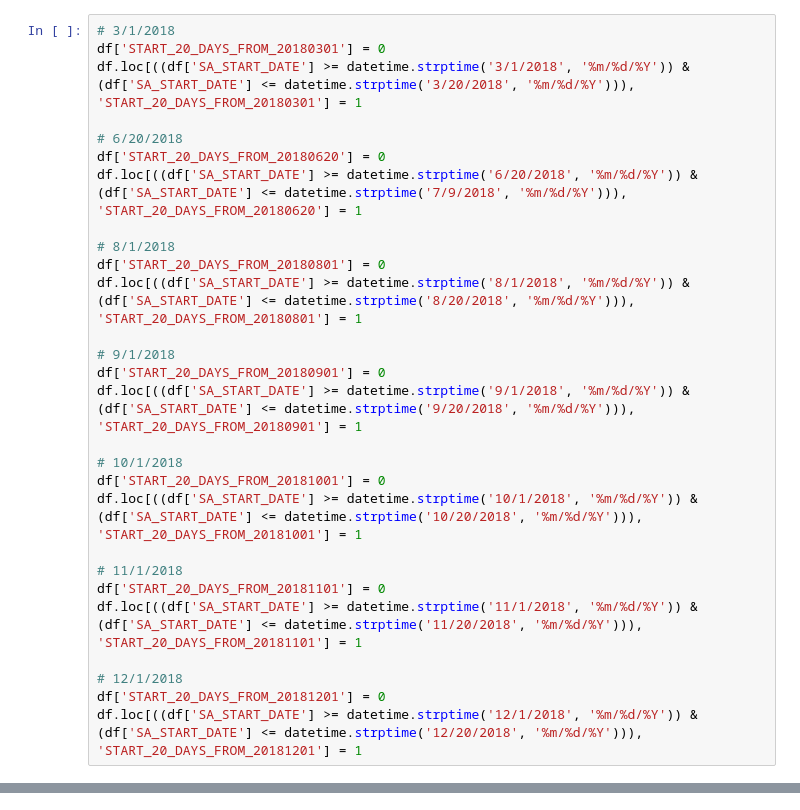
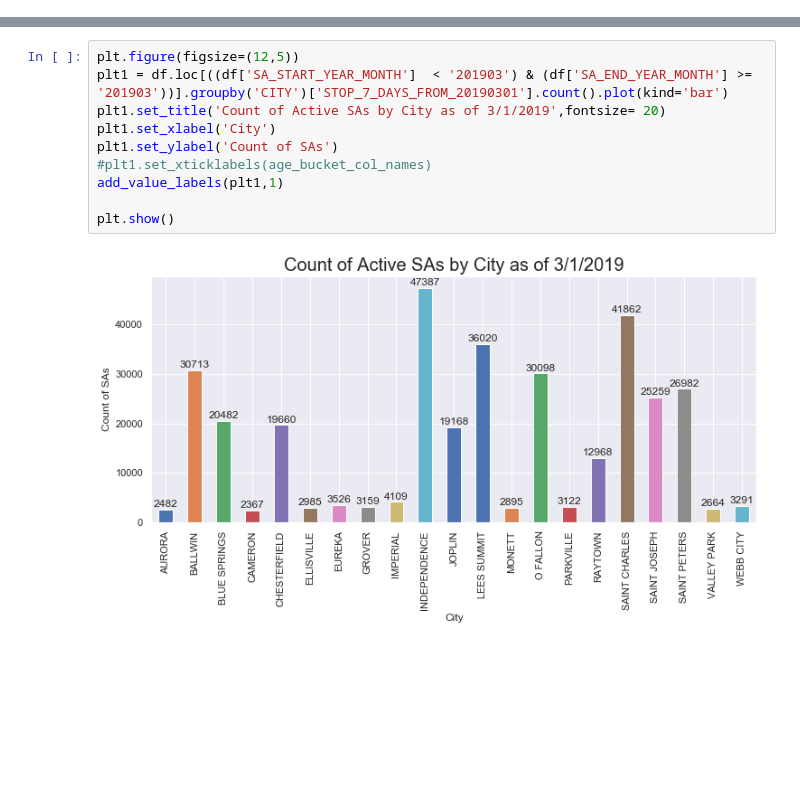
Before and after one commit to brocknosbisch/Springboard_Capstone_2, a Jupyter notebook: Chapter_2_Capstone_2_Data_Story.ipynb, the cells around one changed output, grey strips where cells are left out. Saved outputs shown, nothing was run; the diff lists cells and outputs as text; blank space fills up the shorter version.

```diff
--- a/Chapter_2_Capstone_2_Data_Story.ipynb
+++ b/Chapter_2_Capstone_2_Data_Story.ipynb
@@ -111,28 +158,0 @@ Using these date ranges:
-# %%
-# 3/1/2018
-df['START_20_DAYS_FROM_20180301'] = 0
-df.loc[((df['SA_START_DATE'] >= datetime.strptime('3/1/2018', '%m/%d/%Y')) & (df['SA_START_DATE'] <= datetime.strptime('3/20/2018', '%m/%d/%Y'))), 'START_20_DAYS_FROM_20180301'] = 1
-
-# 6/20/2018
-df['START_20_DAYS_FROM_20180620'] = 0
-df.loc[((df['SA_START_DATE'] >= datetime.strptime('6/20/2018', '%m/%d/%Y')) & (df['SA_START_DATE'] <= datetime.strptime('7/9/2018', '%m/%d/%Y'))), 'START_20_DAYS_FROM_20180620'] = 1
-
-# 8/1/2018
-df['START_20_DAYS_FROM_20180801'] = 0
-df.loc[((df['SA_START_DATE'] >= datetime.strptime('8/1/2018', '%m/%d/%Y')) & (df['SA_START_DATE'] <= datetime.strptime('8/20/2018', '%m/%d/%Y'))), 'START_20_DAYS_FROM_20180801'] = 1
-
-# 9/1/2018
-df['START_20_DAYS_FROM_20180901'] = 0
-df.loc[((df['SA_START_DATE'] >= datetime.strptime('9/1/2018', '%m/%d/%Y')) & (df['SA_START_DATE'] <= datetime.strptime('9/20/2018', '%m/%d/%Y'))), 'START_20_DAYS_FROM_20180901'] = 1
-
-# 10/1/2018
-df['START_20_DAYS_FROM_20181001'] = 0
-df.loc[((df['SA_START_DATE'] >= datetime.strptime('10/1/2018', '%m/%d/%Y')) & (df['SA_START_DATE'] <= datetime.strptime('10/20/2018', '%m/%d/%Y'))), 'START_20_DAYS_FROM_20181001'] = 1
-
-# 11/1/2018
-df['START_20_DAYS_FROM_20181101'] = 0
-df.loc[((df['SA_START_DATE'] >= datetime.strptime('11/1/2018', '%m/%d/%Y')) & (df['SA_START_DATE'] <= datetime.strptime('11/20/2018', '%m/%d/%Y'))), 'START_20_DAYS_FROM_20181101'] = 1
-
-# 12/1/2018
-df['START_20_DAYS_FROM_20181201'] = 0
-df.loc[((df['SA_START_DATE'] >= datetime.strptime('12/1/2018', '%m/%d/%Y')) & (df['SA_START_DATE'] <= datetime.strptime('12/20/2018', '%m/%d/%Y'))), 'START_20_DAYS_FROM_20181201'] = 1
@@ -173,0 +229,12 @@ Name: PERSON_DAYS_INACTIVE_BEFORE, dtype: float64
+# %%
+plt.figure(figsize=(12,5))
+plt1 = df.loc[((df['SA_START_YEAR_MONTH']  < '201903') & (df['SA_END_YEAR_MONTH'] >= '201903'))].groupby('CITY')['STOP_7_DAYS_FROM_20190301'].count().plot(kind='bar')
+plt1.set_title('Count of Active SAs by City as of 3/1/2019',fontsize= 20)
+plt1.set_xlabel('City')
+plt1.set_ylabel('Count of SAs')
+#plt1.set_xticklabels(age_bucket_col_names)
+add_value_labels(plt1,1)
+
+plt.show()
+# %% [output]
+[figure, added]
```
Also changed, not shown: parts of 52 cells of this notebook, 1 other file.
